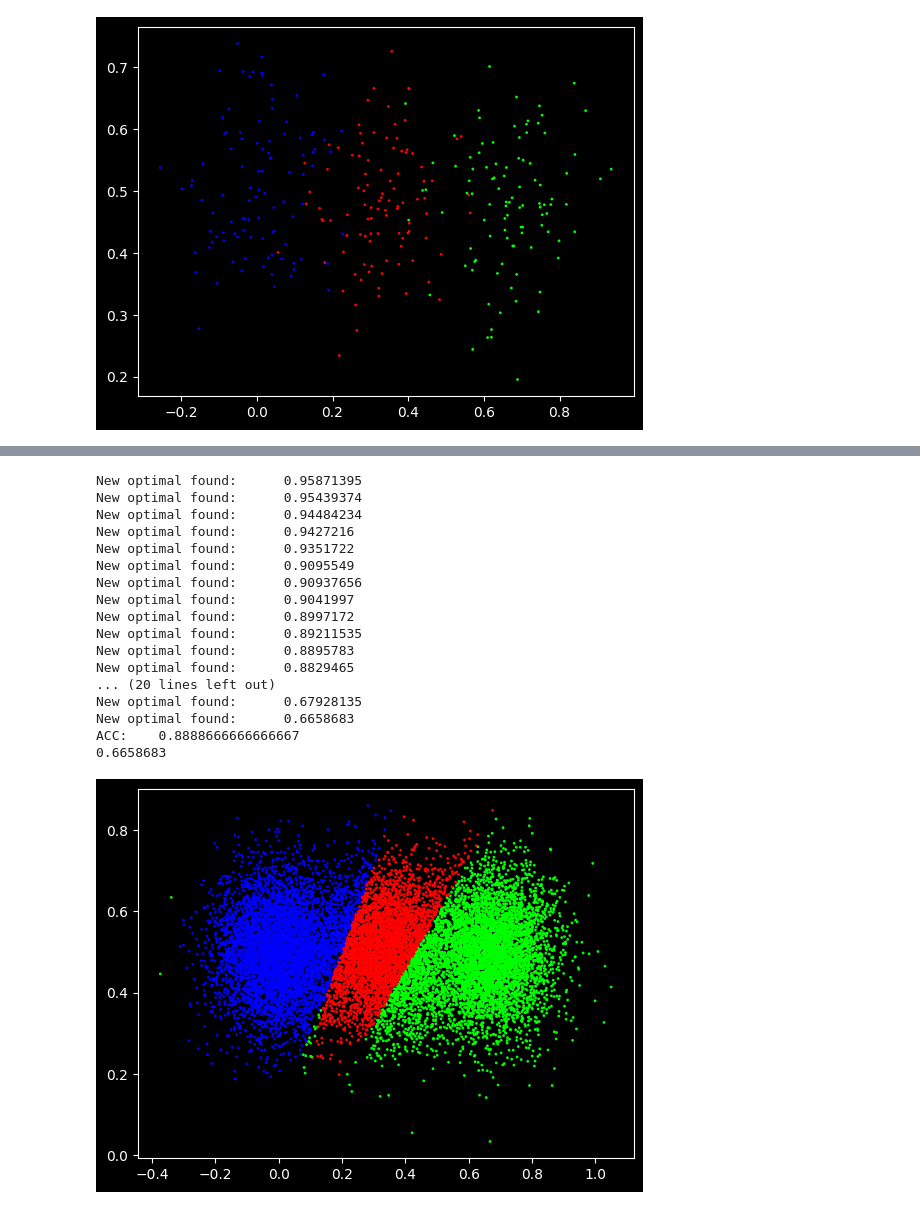
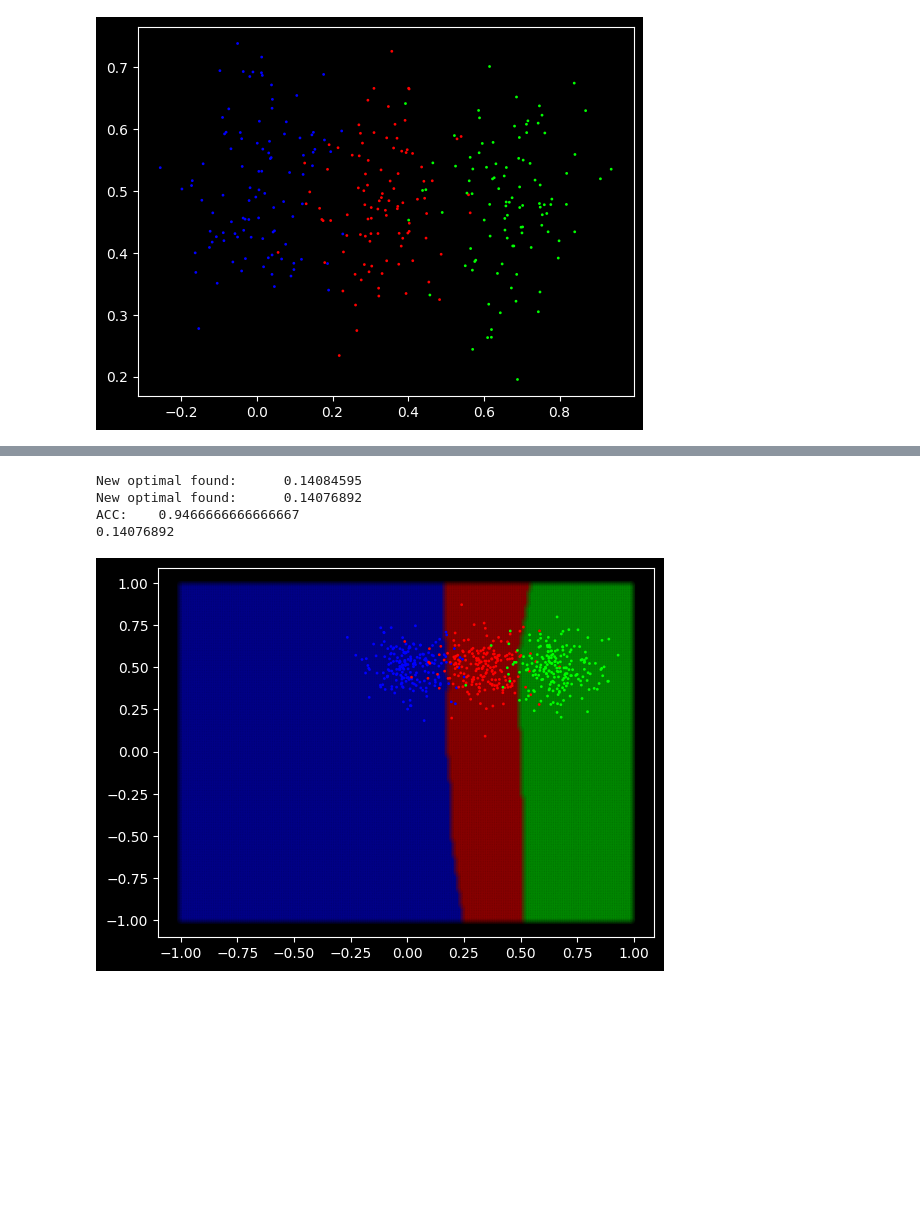
Before and after one commit to DavidVoellm/Neural_Network_Library, a Jupyter notebook: main.ipynb, the cells around one changed output, grey strips where cells are left out. Saved outputs shown, nothing was run; the diff lists cells and outputs as text; code cells hidden in the pictures; blank space fills up the shorter version.

```diff
--- a/main.ipynb
+++ b/main.ipynb
@@ -28,8 +44,7 @@ plt.show()
 # %%
 myNN = Network(Softmax_and_CategoricalCrossEntropy(), SGD())
-myNN.addLayer(Layer_Dense(2, 5, ReLU()))
-myNN.addLayer(Layer_Dense(5, 3, ReLU()))
-myNN.addLayer(Layer_Dense(3, 3, None))
+myNN.addLayer(Layer_Dense(2, 64, ReLU()))
+myNN.addLayer(Layer_Dense(64, 3, None))
 
 print(myNN.run(np.array([3,1])))
 print("Loss:\t"+ str(myNN.calcLoss(y)))
@@ -40,6 +55,6 @@ Loss:   1.0986123
 Accuracy:       0.3333333333333333
 # %%
-X, y = vertical_data(samples = 5000, classes = 3)
+X, y = vertical_data(samples = 100, classes = 3)
 # %%
 output = myNN(X)
 print("Loss:\t"+str(myNN.calcLoss(y)))
@@ -52,7 +64,0 @@ Loss:   1.0986121
-# %%
-myNN.optimize(X,y,1000,1)
-print("ACC:\t"+str(myNN.calcAccuracy(y)))
-output = myNN(X)
-plt.style.use('dark_background')
-plt.scatter(X[:,0], X[:,1], c=output, s=1, cmap="brg")
-plt.show()
@@ -71,0 +65,8 @@ ACC:    0.3333333333333333
+# %%
+myNN.run(X)
+myNN.optimize(X,y,10001, 1000,0.001)
+myNN.run(X)
+print("ACC:\t"+str(myNN.calcAccuracy(y)))
+print(f"Loss:\t{myNN.calcLoss(y):.3f}")
+
+predict(myNN, 100)
@@ -72,27 +88,13 @@ ACC:    0.3333333333333333
 # %%
-myNN.optimizeRandomly(100, 0.05, X, y)
+myNN.optimizeRandomly(1000, 0.02, X, y)
+output = myNN(X)
 print("ACC:\t"+str(myNN.calcAccuracy(y)))
-output = myNN(X)
 print(myNN.calcLoss(y))
-plt.style.use('dark_background')
-plt.scatter(X[:,0], X[:,1], c=output, s=1, cmap="brg")
-plt.show()
+
+predict(myNN, 100)
 # %% [output]
-New optimal found:      0.95871395
-New optimal found:      0.95439374
-New optimal found:      0.94484234
-New optimal found:      0.9427216
-New optimal found:      0.9351722
-New optimal found:      0.9095549
-New optimal found:      0.90937656
-New optimal found:      0.9041997
-New optimal found:      0.8997172
-New optimal found:      0.89211535
-New optimal found:      0.8895783
-New optimal found:      0.8829465
-... (20 lines left out)
-New optimal found:      0.67928135
-New optimal found:      0.6658683
-ACC:    0.8888666666666667
-0.6658683
+New optimal found:      0.14084595
+New optimal found:      0.14076892
+ACC:    0.9466666666666667
+0.14076892
-[figure, old version]
+[figure, new version]
```
Also changed, not shown: parts of 5 cells of this notebook, 2 other files.
